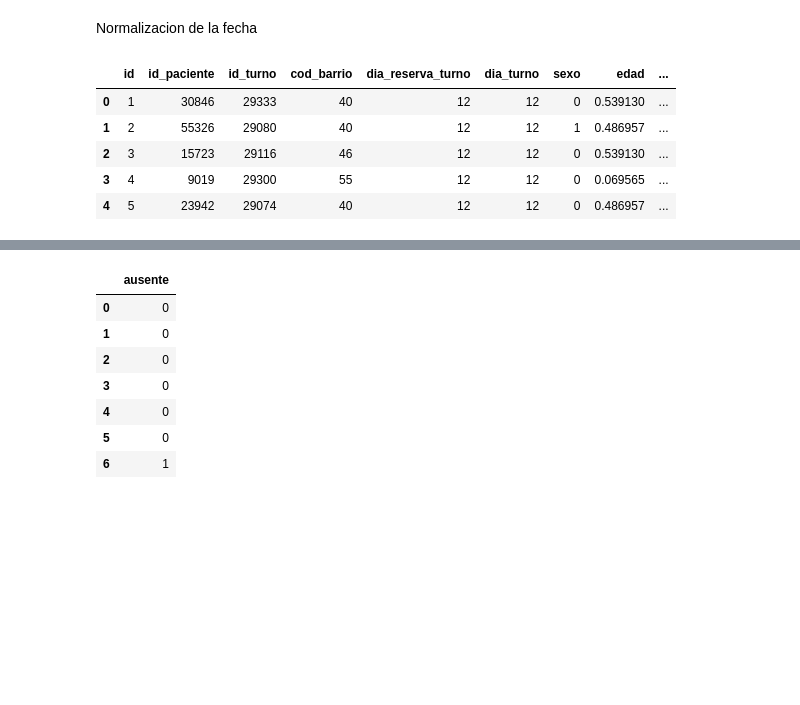
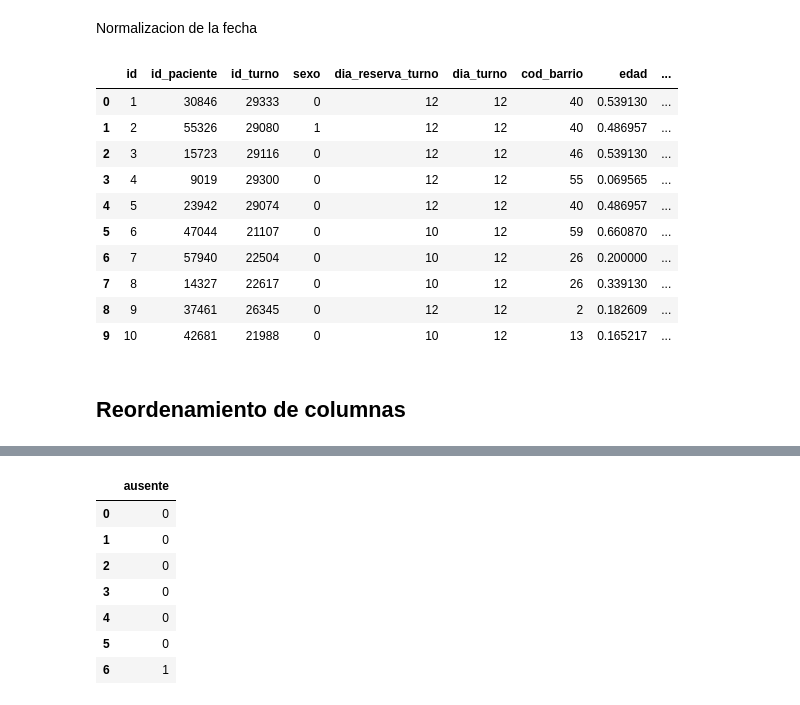
Before and after one commit to LucasMirandaD/Gestion-de-Datos, a Jupyter notebook: LM_Competencia_Ausentismo.ipynb, the cells around one changed output, grey strips where cells are left out. Drawn from its saved outputs; the diff is of its cells as text; code cells hidden in the pictures; blank space fills up the shorter version.

```diff
--- a/LM_Competencia_Ausentismo.ipynb
+++ b/LM_Competencia_Ausentismo.ipynb
@@ -106,6 +110,7 @@ datos['alcoholismo'] = datos['alcoholismo'].astype('category')
 datos['discapacidades'] = datos['discapacidades'].astype('category')
 datos['sms_recibidos'] = datos['sms_recibidos'].astype('category')
 datos['ausente'] = datos['ausente'].astype('category')
+datos['id_paciente'] = datos['id_paciente'].astype('category')
 
 datos.info()
 # %% [output]
@@ -145,16 +136,16 @@ datos.head(5)
 # %%
 datos['sexo'] = datos['sexo'].replace({'F': 0, 'M': 1})
-# %%
-# Convertir las columnas de fecha en formato datetime
-datos['dia_reserva_turno'] = pd.to_datetime(datos['dia_reserva_turno'])
-datos['dia_turno'] = pd.to_datetime(datos['dia_turno'])
-
-# Extraer el mes y el día de las columnas de fecha
-datos['mes_reserva_turno'] = datos['dia_reserva_turno'].dt.month
-datos['dia_reserva_turno'] = datos['dia_reserva_turno'].dt.day
-
-datos['mes_turno'] = datos['dia_turno'].dt.month
-datos['dia_turno'] = datos['dia_turno'].dt.day
+# %%
+# Extraer el día y el mes de la columna de fecha
+datos['dia_reserva_turno'] = pd.to_datetime(datos['dia_reserva_turno']).dt.day
+datos['mes_reserva_turno'] = pd.to_datetime(datos['dia_reserva_turno']).dt.month
+
+datos['dia_turno'] = pd.to_datetime(datos['dia_turno']).dt.day
+datos['mes_turno'] = pd.to_datetime(datos['dia_turno']).dt.month
+
+# Calcular la diferencia de días entre reserva y turno
+datos['dif_dias_reserva'] = datos['dia_turno'] - datos['dia_reserva_turno']
+datos['dif_meses_reserva'] = datos['mes_turno'] - datos['mes_reserva_turno']
 # %% [markdown]
 Normalizacion de datos numericos
 # %%
@@ -189,11 +180,18 @@ Normalizacion de la fecha
 
 # # print(datos)
 # %%
-datos.head(5)
+datos.head(10)
 # %% [output]
-|  | id | id_paciente | id_turno | cod_barrio | dia_reserva_turno | dia_turno | sexo | edad | ... |
-| 0 | 1 | 30846 | 29333 | 40 | 12 | 12 | 0 | 0.539130 | ... |
-| 1 | 2 | 55326 | 29080 | 40 | 12 | 12 | 1 | 0.486957 | ... |
-| 2 | 3 | 15723 | 29116 | 46 | 12 | 12 | 0 | 0.539130 | ... |
-| 3 | 4 | 9019 | 29300 | 55 | 12 | 12 | 0 | 0.069565 | ... |
-| 4 | 5 | 23942 | 29074 | 40 | 12 | 12 | 0 | 0.486957 | ... |
+|  | id | id_paciente | id_turno | sexo | dia_reserva_turno | dia_turno | cod_barrio | edad | ... |
+| 0 | 1 | 30846 | 29333 | 0 | 12 | 12 | 40 | 0.539130 | ... |
+| 1 | 2 | 55326 | 29080 | 1 | 12 | 12 | 40 | 0.486957 | ... |
+| 2 | 3 | 15723 | 29116 | 0 | 12 | 12 | 46 | 0.539130 | ... |
+| 3 | 4 | 9019 | 29300 | 0 | 12 | 12 | 55 | 0.069565 | ... |
+| 4 | 5 | 23942 | 29074 | 0 | 12 | 12 | 40 | 0.486957 | ... |
+| 5 | 6 | 47044 | 21107 | 0 | 10 | 12 | 59 | 0.660870 | ... |
+| 6 | 7 | 57940 | 22504 | 0 | 10 | 12 | 26 | 0.200000 | ... |
+| 7 | 8 | 14327 | 22617 | 0 | 10 | 12 | 26 | 0.339130 | ... |
+| 8 | 9 | 37461 | 26345 | 0 | 12 | 12 | 2 | 0.182609 | ... |
+| 9 | 10 | 42681 | 21988 | 0 | 10 | 12 | 13 | 0.165217 | ... |
+# %% [markdown]
+## Reordenamiento de columnas
```
Also changed, not shown: parts of 62 cells of this notebook.
